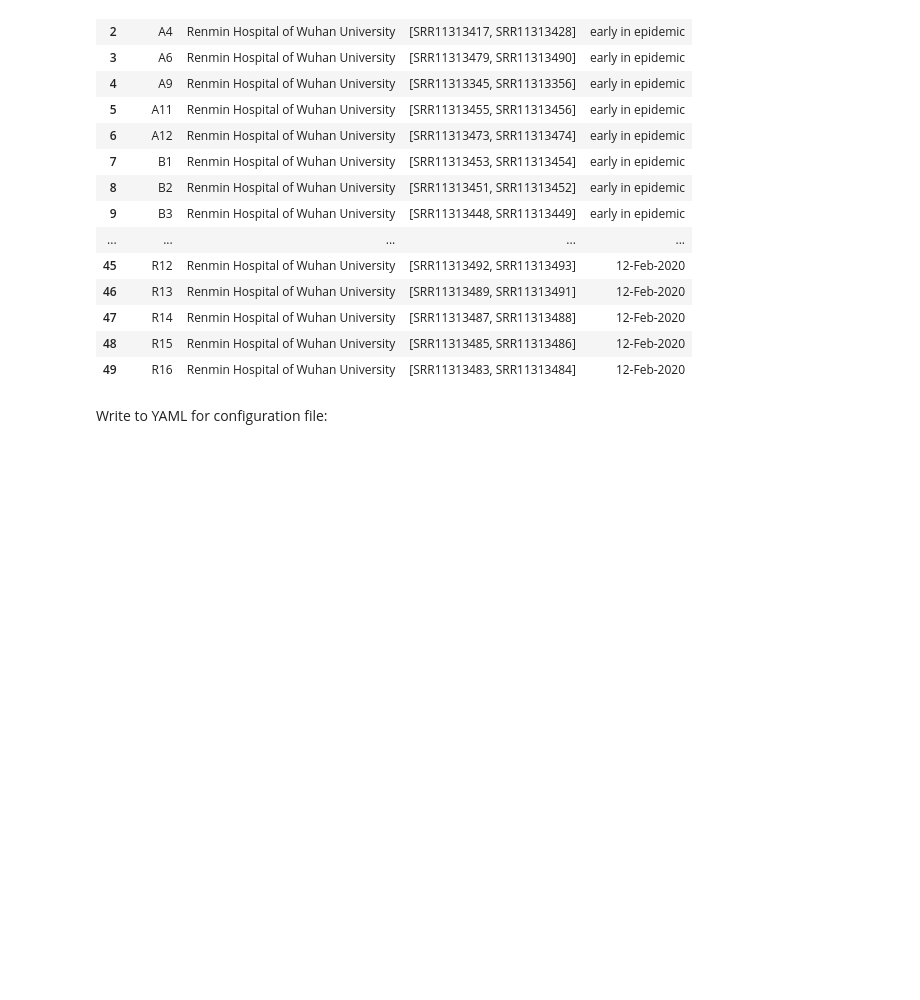
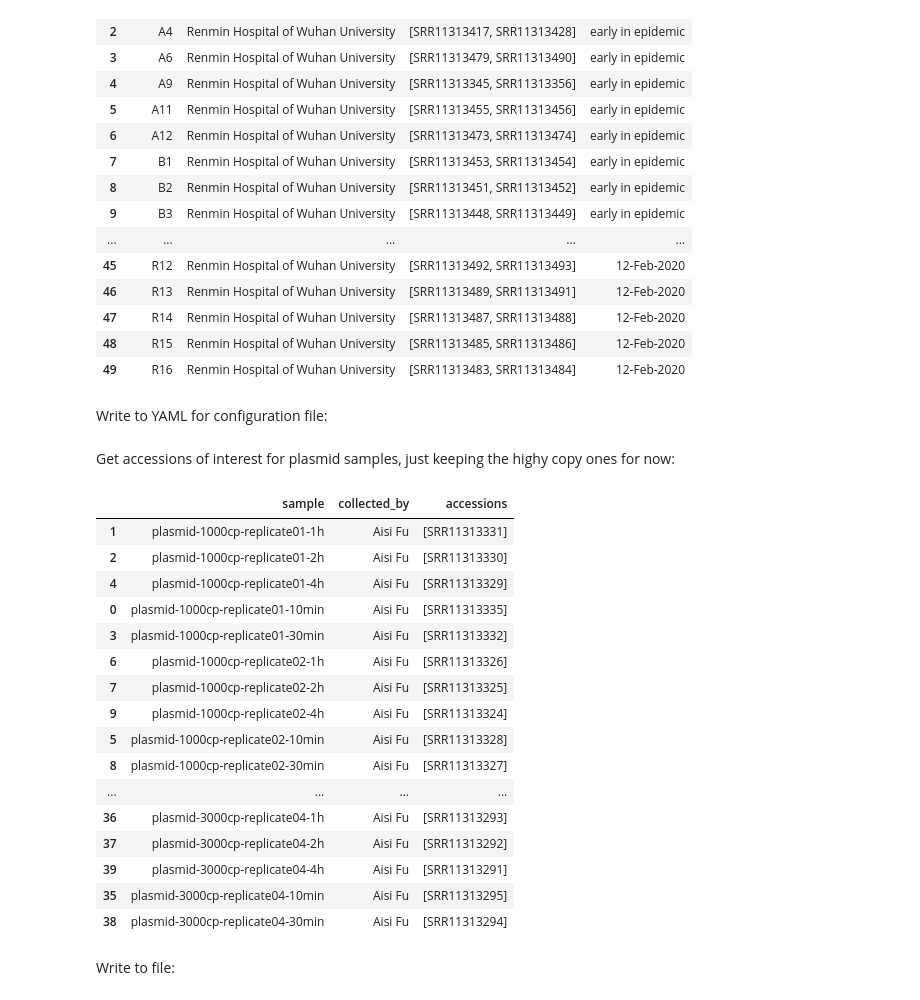
Before and after one commit to jbloom/SARS-CoV-2_PRJNA612766, a Jupyter notebook: manual_analyses/PRJNA612766/extract_accessions.ipynb, the cells around one changed output. Saved outputs shown, nothing was run; the diff lists cells and outputs as text; code cells hidden in the pictures; blank space fills up the shorter version.

Commit message:
analyze PRJNA612766 plasmids

```diff
--- a/manual_analyses/PRJNA612766/extract_accessions.ipynb
+++ b/manual_analyses/PRJNA612766/extract_accessions.ipynb
@@ -83,3 +83,37 @@ for _, row in acc_of_interest_df.iterrows():
               ]
 with open(f"for_config.yml", 'w') as f:
     f.write('  ' + '\n  '.join(lines))
+# %% [markdown]
+Get accessions of interest for plasmid samples, just keeping the highy copy ones for now:
+# %%
+acc_df_plasmid = (
+    acc_df
+    .query('Host == "Plasmid"')
+    .query('`Sample Name`.str.startswith("1000cp") or `Sample Name`.str.startswith("3000cp")')
+    .assign(sample=lambda x: 'plasmid-' + x['Sample Name'])
+    .groupby(['sample', 'collected_by'], as_index=False)
+    .aggregate(accessions=pd.NamedAgg('Run', lambda g: list(g)))
+    .sort_values('sample', key=natsort.natsort_keygen())
+    )
+
+acc_df_plasmid
+# %% [output]
+|  | sample | collected_by | accessions |
+| 1 | plasmid-1000cp-replicate01-1h | Aisi Fu | [SRR11313331] |
+| 2 | plasmid-1000cp-replicate01-2h | Aisi Fu | [SRR11313330] |
+| 4 | plasmid-1000cp-replicate01-4h | Aisi Fu | [SRR11313329] |
+| 0 | plasmid-1000cp-replicate01-10min | Aisi Fu | [SRR11313335] |
+| 3 | plasmid-1000cp-replicate01-30min | Aisi Fu | [SRR11313332] |
+| 6 | plasmid-1000cp-replicate02-1h | Aisi Fu | [SRR11313326] |
+| 7 | plasmid-1000cp-replicate02-2h | Aisi Fu | [SRR11313325] |
+| 9 | plasmid-1000cp-replicate02-4h | Aisi Fu | [SRR11313324] |
+| 5 | plasmid-1000cp-replicate02-10min | Aisi Fu | [SRR11313328] |
+| 8 | plasmid-1000cp-replicate02-30min | Aisi Fu | [SRR11313327] |
+| ... | ... | ... | ... |
+| 36 | plasmid-3000cp-replicate04-1h | Aisi Fu | [SRR11313293] |
+| 37 | plasmid-3000cp-replicate04-2h | Aisi Fu | [SRR11313292] |
+| 39 | plasmid-3000cp-replicate04-4h | Aisi Fu | [SRR11313291] |
+| 35 | plasmid-3000cp-replicate04-10min | Aisi Fu | [SRR11313295] |
+| 38 | plasmid-3000cp-replicate04-30min | Aisi Fu | [SRR11313294] |
+# %% [markdown]
+Write to file:
```
Also changed, not shown: parts of 2 cells of this notebook, 2 other files.
